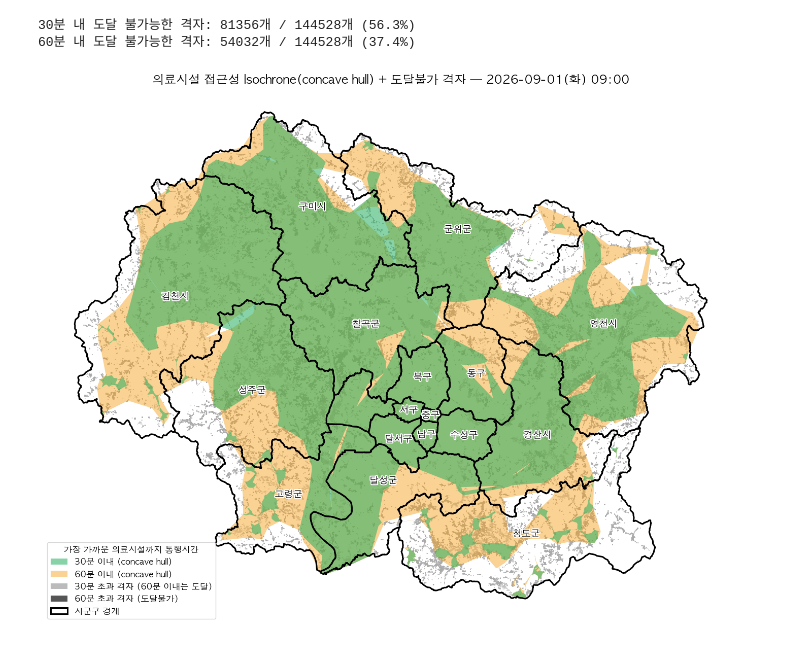
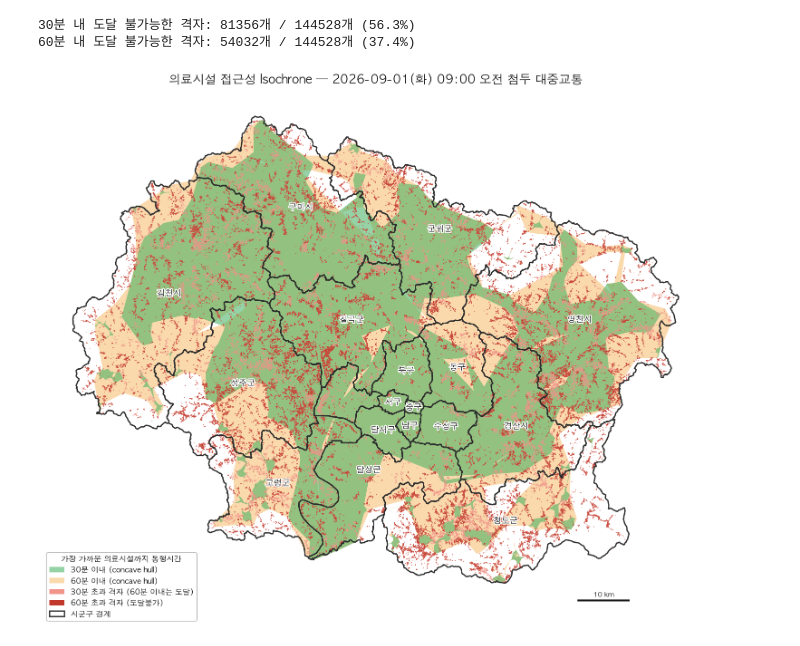
Before and after one commit to chaelynlee1201/DaeguGyeongbuk_Hospital_Accessibility, a Jupyter notebook: isochrones_20260901_0900.ipynb, the cells around one changed output. Cells and saved outputs as stored; diff of their text form; code cells hidden in the pictures.

```diff
--- a/isochrones_20260901_0900.ipynb
+++ b/isochrones_20260901_0900.ipynb
@@ -167,41 +167,61 @@ print(f"60분 내 도달 불가능한 격자: {len(unreachable_60)}개 / {len(gr
 30분 내 도달 불가능한 격자: 81356개 / 144528개 (56.3%)
 60분 내 도달 불가능한 격자: 54032개 / 144528개 (37.4%)
 # %%
-fig, ax = plt.subplots(figsize=(14, 14))
+fig, ax = plt.subplots(figsize=(15, 15), facecolor="white")
+ax.set_facecolor("#fbfbf9")
 
 iso60 = iso_hull[iso_hull["minutes"] == 60]
 iso30 = iso_hull[iso_hull["minutes"] == 30]
 
-# 도달 불가능 격자를 먼저 깔아 hull이 그 위를 덮는 형태로 표시 (hull이 실제보다 넓게 보이는 근사치임을 함께 보여줌)
-unreachable_60.plot(ax=ax, color="#555555", zorder=1, label="60분 초과 / 도달불가")
-unreachable_30.plot(ax=ax, color="#bbbbbb", zorder=1, label="30분 초과 (60분 이내)")
+# 1) isochrone hull — 옅은 배경 톤 (60분 아래, 30분 그 위)
+iso60.plot(ax=ax, color="#f4a63a", alpha=0.42, zorder=1)
+iso30.plot(ax=ax, color="#3fae5c", alpha=0.55, zorder=2)
 
-iso60.plot(ax=ax, color="#f39c12", alpha=0.45, zorder=2, label="60분 이내 (concave hull)")
-iso30.plot(ax=ax, color="#27ae60", alpha=0.55, zorder=3, label="30분 이내 (concave hull)")
+# 2) 도달 불가능 격자 — 빨간 계열로, hull 위에 올려 색이 탁해지지 않고 또렷하게 보이도록
+unreachable_30.plot(ax=ax, color="#f1948a", zorder=3)  # 30분 초과(60분 이내는 도달) — 옅은 빨강
+unreachable_60.plot(ax=ax, color="#c0392b", zorder=4)  # 60분 초과(도달불가) — 짙은 빨강
 
-target_sigungu.boundary.plot(ax=ax, color="black", linewidth=2.2, zorder=4)
+# 3) 시군구 경계 + 라벨
+target_sigungu.boundary.plot(ax=ax, color="#2c2c2c", linewidth=2.0, zorder=5)
 for _, row in target_sigungu.iterrows():
     c = row.geometry.centroid
     ax.annotate(
         row["SIGUNGU_NM"], xy=(c.x, c.y), ha="center", va="center",
-        fontsize=13, fontweight="bold", color="black", zorder=5,
-        path_effects=[pe.withStroke(linewidth=3, foreground="white")],
+        fontsize=13, fontweight="bold", color="#1a1a1a", zorder=6,
+        path_effects=[pe.withStroke(linewidth=3.2, foreground="white")],
     )
 
+# 4) 축척 막대 (우측 하단 여백에, 10km — 좌측 하단은 범례가 차지하므로 반대쪽에 배치)
+# 지도는 iso.crs(EPSG:4326, 도 단위)로 그려지므로, 10km를 EPSG:5179(m)에서 계산한 뒤
+# 두 점을 다시 4326으로 변환해 실제 도(degree) 간격을 구한다.
+bounds_5179 = target_sigungu.to_crs("EPSG:5179").total_bounds
+bar_x0_5179 = bounds_5179[2] - (bounds_5179[2] - bounds_5179[0]) * 0.16
+bar_y0_5179 = bounds_5179[1] - (bounds_5179[3] - bounds_5179[1]) * 0.035
+bar_start_5179 = shapely.Point(bar_x0_5179, bar_y0_5179)
+bar_end_5179 = shapely.Point(bar_x0_5179 + 10_000, bar_y0_5179)  # 10km
+bar_pts_4326 = gpd.GeoSeries([bar_start_5179, bar_end_5179], crs="EPSG:5179").to_crs(iso.crs)
+bx0, by0 = bar_pts_4326.iloc[0].x, bar_pts_4326.iloc[0].y
+bx1 = bar_pts_4326.iloc[1].x
+
+ax.plot([bx0, bx1], [by0, by0], color="#1a1a1a", linewidth=3, zorder=7, solid_capstyle="butt")
+ax.annotate("10 km", xy=((bx0 + bx1) / 2, by0), xytext=(0, 6),
+            textcoords="offset points", ha="center", fontsize=11, color="#1a1a1a", zorder=7)
+
 legend_elements = [
-    Patch(facecolor="#27ae60", alpha=0.55, label="30분 이내 (concave hull)"),
-    Patch(facecolor="#f39c12", alpha=0.45, label="60분 이내 (concave hull)"),
-    Patch(facecolor="#bbbbbb", label="30분 초과 격자 (60분 이내는 도달)"),
-    Patch(facecolor="#555555", label="60분 초과 격자 (도달불가)"),
-    Patch(facecolor="none", edgecolor="black", linewidth=2.2, label="시군구 경계"),
+    Patch(facecolor="#3fae5c", alpha=0.55, label="30분 이내 (concave hull)"),
+    Patch(facecolor="#f4a63a", alpha=0.42, label="60분 이내 (concave hull)"),
+    Patch(facecolor="#f1948a", label="30분 초과 격자 (60분 이내는 도달)"),
+    Patch(facecolor="#c0392b", label="60분 초과 격자 (도달불가)"),
+    Patch(facecolor="none", edgecolor="#2c2c2c", linewidth=2.0, label="시군구 경계"),
 ]
-ax.legend(handles=legend_elements, loc="lower left", fontsize=12,
-          title="가장 가까운 의료시설까지 통행시간", title_fontsize=12)
+legend = ax.legend(handles=legend_elements, loc="lower left", fontsize=12, framealpha=0.96,
+                    edgecolor="#999999", title="가장 가까운 의료시설까지 통행시간", title_fontsize=12)
+legend.get_frame().set_linewidth(0.8)
 
-ax.set_title("의료시설 접근성 Isochrone(concave hull) + 도달불가 격자 — 2026-09-01(화) 09:00", fontsize=17, fontweight="bold")
+ax.set_title("의료시설 접근성 Isochrone — 2026-09-01(화) 09:00 오전 첨두 대중교통", fontsize=19, fontweight="bold", color="#1a1a1a", pad=14)
 ax.set_axis_off()
 plt.tight_layout()
-plt.savefig("data/isochrones_20260901_0900/isochrone_map_20260901_0900.png", dpi=200)
+plt.savefig("data/isochrones_20260901_0900/isochrone_map_20260901_0900.png", dpi=220, facecolor="white")
 plt.show()
 # %% [output]
-[figure, old version]
+[figure, new version]
```
Also changed, not shown: 1 other file.
